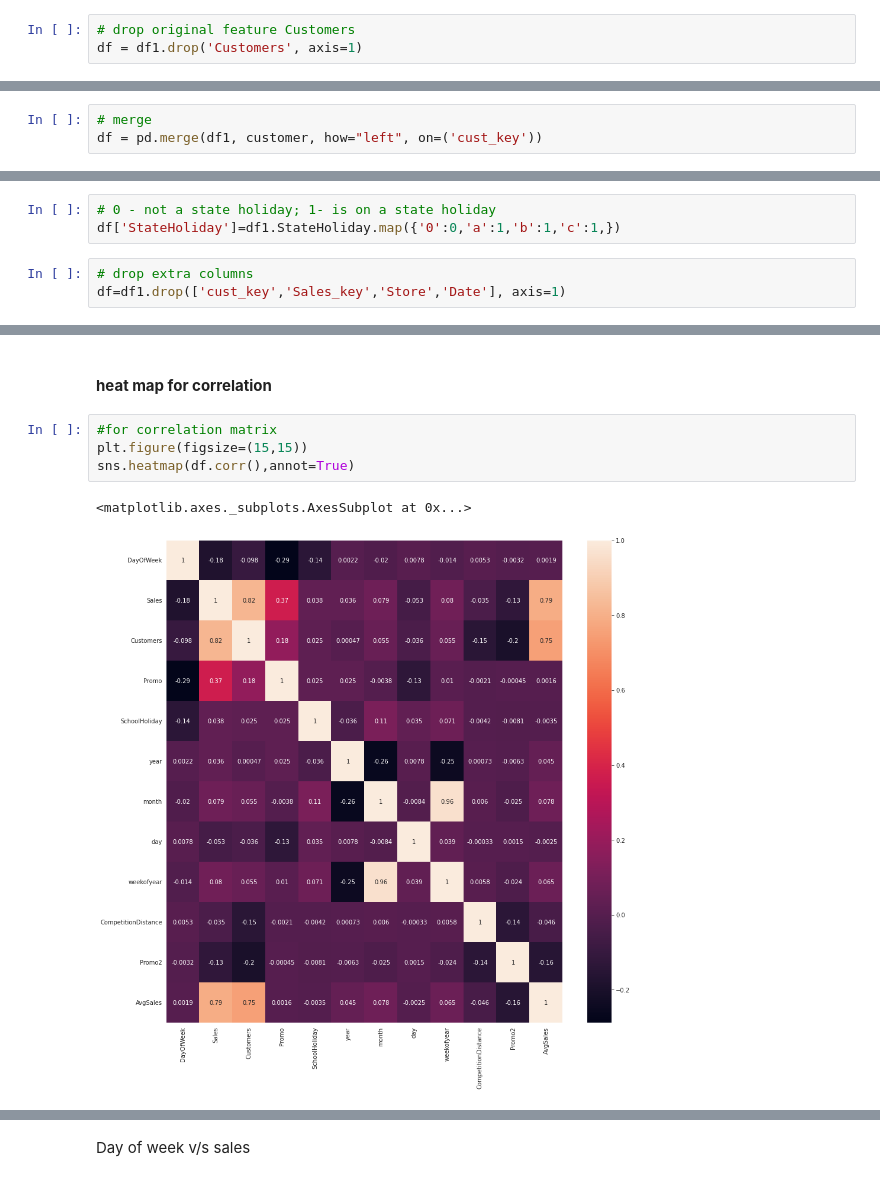
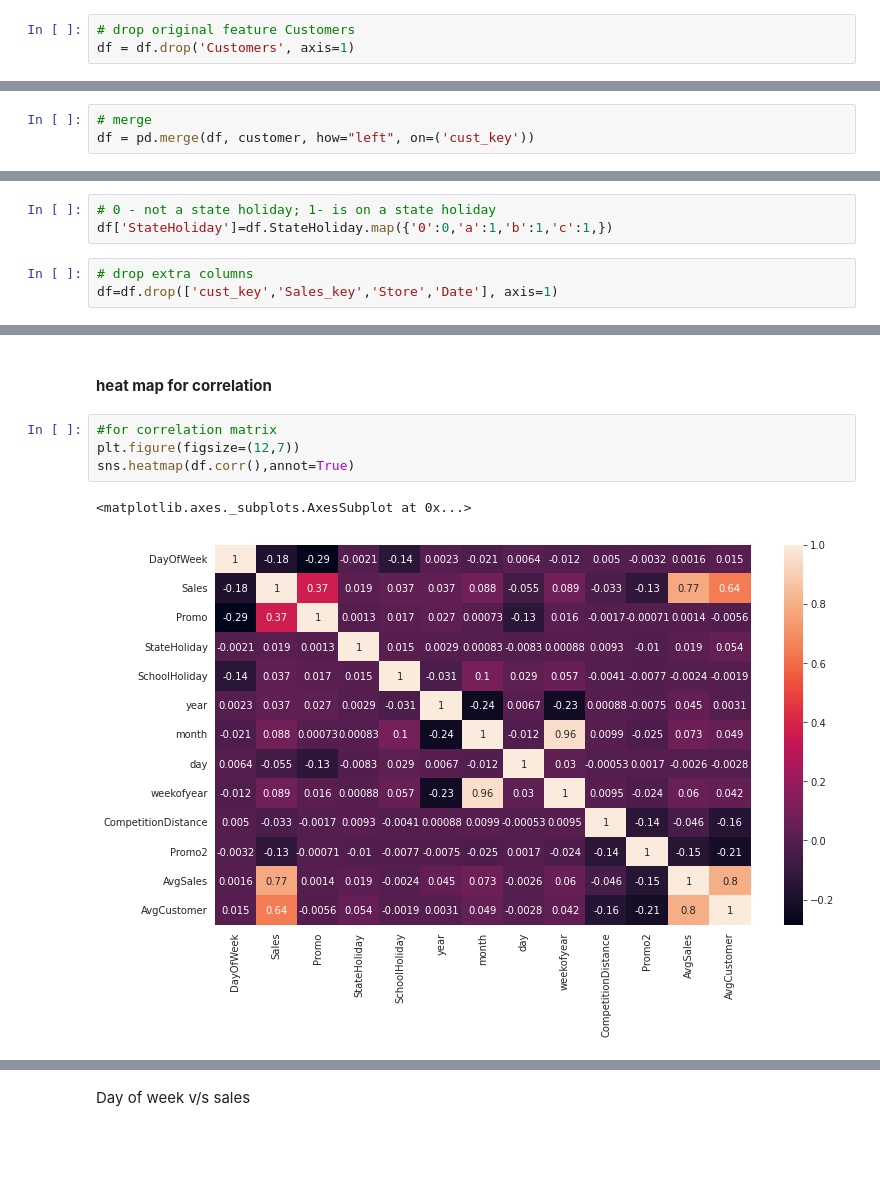
Before and after one commit to amalmon/RETAIL-SALES-PREDICTION, a Jupyter notebook: AMAL_Rossmann_Sales_Prediction_Capstone_Project.ipynb, the cells around one changed output, grey strips where cells are left out. Drawn from its saved outputs; the diff is of its cells as text; blank space fills up the shorter version.

```diff
--- a/AMAL_Rossmann_Sales_Prediction_Capstone_Project.ipynb
+++ b/AMAL_Rossmann_Sales_Prediction_Capstone_Project.ipynb
@@ -299,21 +289,21 @@ df1['cust_key']=df1['year'].map(str) + df1['month'].map(str) + df1['Store'].map(
 customer['cust_key']=customer['year'].map(str) + customer['month'].map(str) + customer['Store'].map(str)
 # %%
 # drop original feature Customers
-df = df1.drop('Customers', axis=1)
+df = df.drop('Customers', axis=1)
 # %%
 # drop extra columns
 customer = customer.drop(['year', 'month', 'Store'], axis=1)
 # %%
 # merge
-df = pd.merge(df1, customer, how="left", on=('cust_key'))
+df = pd.merge(df, customer, how="left", on=('cust_key'))
 # %% [markdown]
 ### **2.6.3 Transform Variable "StateHoliday"**
 # %%
 # 0 - not a state holiday; 1- is on a state holiday
-df['StateHoliday']=df1.StateHoliday.map({'0':0,'a':1,'b':1,'c':1,})
+df['StateHoliday']=df.StateHoliday.map({'0':0,'a':1,'b':1,'c':1,})
 # %%
 # drop extra columns
-df=df1.drop(['cust_key','Sales_key','Store','Date'], axis=1)
+df=df.drop(['cust_key','Sales_key','Store','Date'], axis=1)
 # %%
 df
 # %% [output]
@@ -336,8 +326,8 @@ df
 #### **heat map for correlation**
 # %%
 #for correlation matrix
-plt.figure(figsize=(15,15))
+plt.figure(figsize=(12,7))
 sns.heatmap(df.corr(),annot=True)
 # %% [output]
 <matplotlib.axes._subplots.AxesSubplot at 0x...>
-[figure, old version]
+[figure, new version]
```
Also changed, not shown: parts of 52 cells of this notebook.
